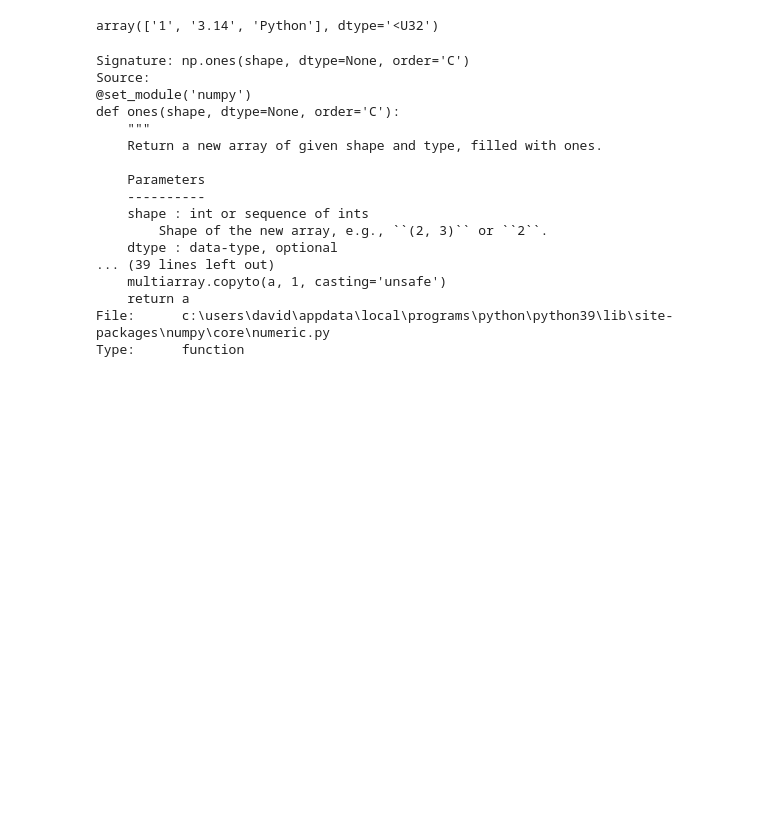
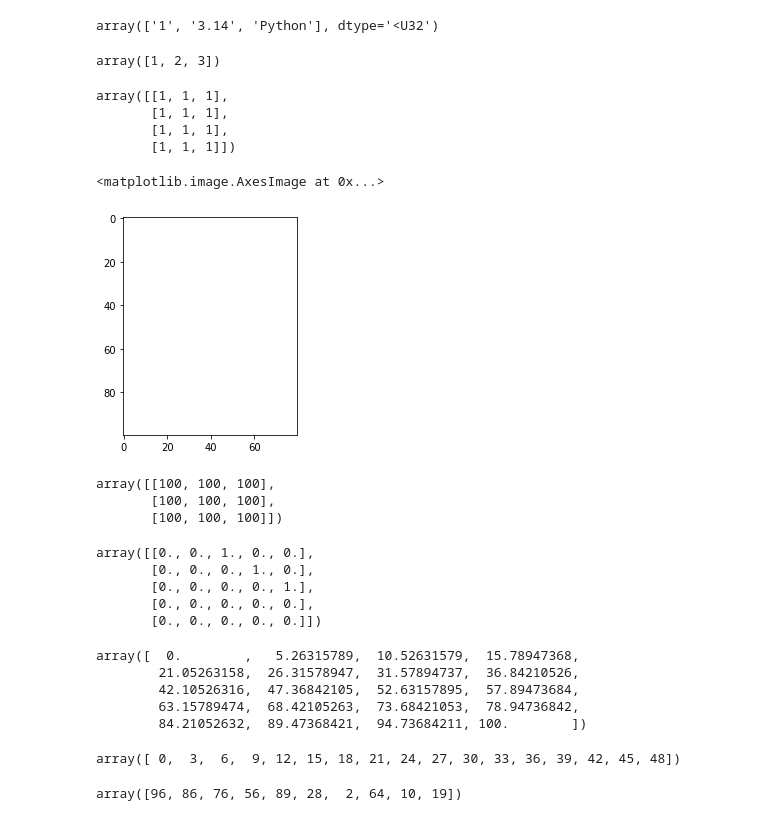
Before and after one commit to BDFD-Online-Project/DataAnalyst_01_PythonTool, a Jupyter notebook: Lesson2.ipynb, the cells around one changed output. Drawn from its saved outputs; the diff is of its cells as text; code cells hidden in the pictures; blank space fills up the shorter version.

Commit message:
📃docs(Part1): Lesson2
Understand Numpy shape and size

```diff
--- a/Lesson2.ipynb
+++ b/Lesson2.ipynb
@@ -59,23 +59,52 @@ n4 = np.array([1,3.14,'Python'])
 n4
 # %% [output]
 array(['1', '3.14', 'Python'], dtype='<U32')
+# %%
+n5 = np.array([1,2,3])
+n5
+# %% [output]
+array([1, 2, 3])
 # %%
-np.ones = (shape=(10,8))
+np.ones(shape=(4,3),dtype=int)
 # %% [output]
-Signature: np.ones(shape, dtype=None, order='C')
-Source:
-@set_module('numpy')
-def ones(shape, dtype=None, order='C'):
-    """
-    Return a new array of given shape and type, filled with ones.
-
-    Parameters
-    ----------
-    shape : int or sequence of ints
-        Shape of the new array, e.g., ``(2, 3)`` or ``2``.
-    dtype : data-type, optional
-... (39 lines left out)
-    multiarray.copyto(a, 1, casting='unsafe')
-    return a
-File:      c:\users\david\appdata\local\programs\python\python39\lib\site-packages\numpy\core\numeric.py
-Type:      function
+array([[1, 1, 1],
+       [1, 1, 1],
+       [1, 1, 1],
+       [1, 1, 1]])
+# %%
+ones = np.ones((100,80,3),dtype=float)
+# %%
+plt.imshow(ones)
+# %% [output]
+<matplotlib.image.AxesImage at 0x...>
+[figure, added]
+# %%
+np.full((3,3),100)
+# %% [output]
+array([[100, 100, 100],
+       [100, 100, 100],
+       [100, 100, 100]])
+# %%
+np.eye(5,k=2)
+# %% [output]
+array([[0., 0., 1., 0., 0.],
+       [0., 0., 0., 1., 0.],
+       [0., 0., 0., 0., 1.],
+       [0., 0., 0., 0., 0.],
+       [0., 0., 0., 0., 0.]])
+# %%
+np.linspace(0,100,20)
+# %% [output]
+array([  0.        ,   5.26315789,  10.52631579,  15.78947368,
+        21.05263158,  26.31578947,  31.57894737,  36.84210526,
+        42.10526316,  47.36842105,  52.63157895,  57.89473684,
+        63.15789474,  68.42105263,  73.68421053,  78.94736842,
+        84.21052632,  89.47368421,  94.73684211, 100.        ])
+# %%
+np.arange(0,50,3)
+# %% [output]
+array([ 0,  3,  6,  9, 12, 15, 18, 21, 24, 27, 30, 33, 36, 39, 42, 45, 48])
+# %%
+np.random.randint(0,100,10)
+# %% [output]
+array([96, 86, 76, 56, 89, 28,  2, 64, 10, 19])
```
Also changed, not shown: parts of 20 cells of this notebook.
